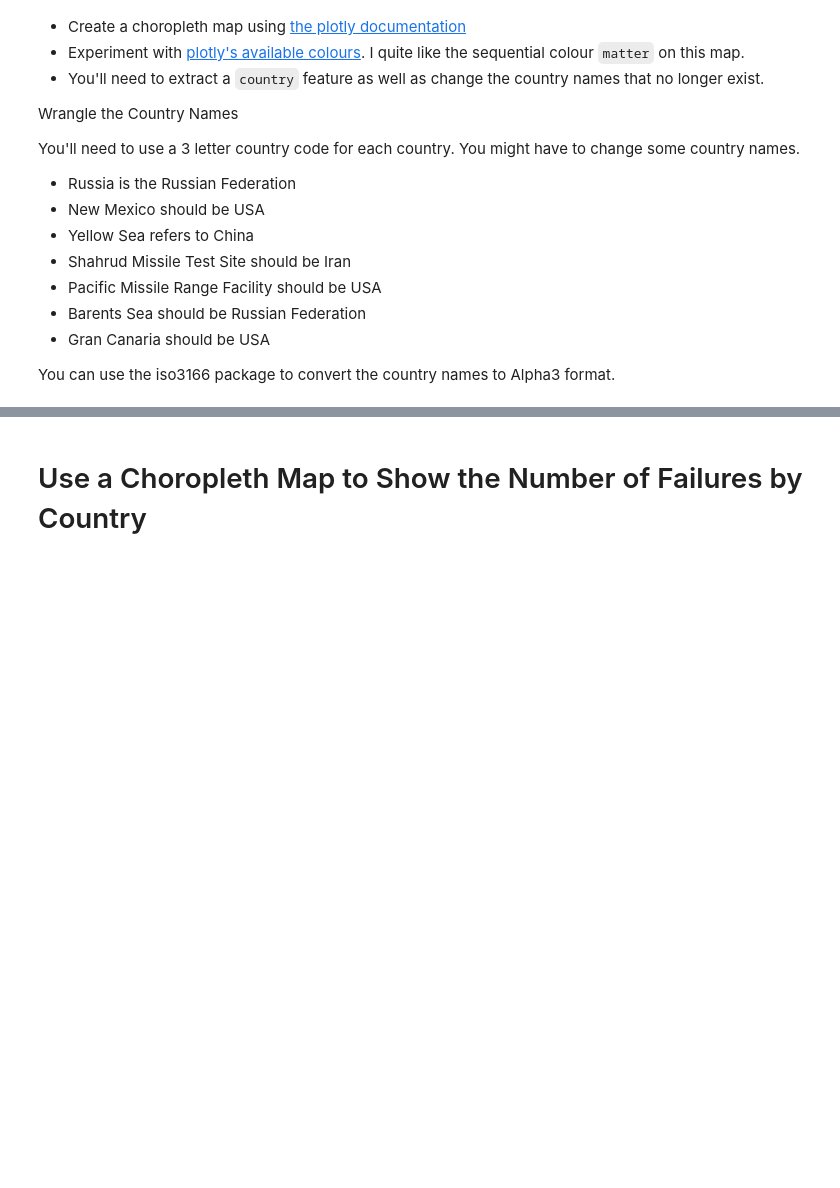
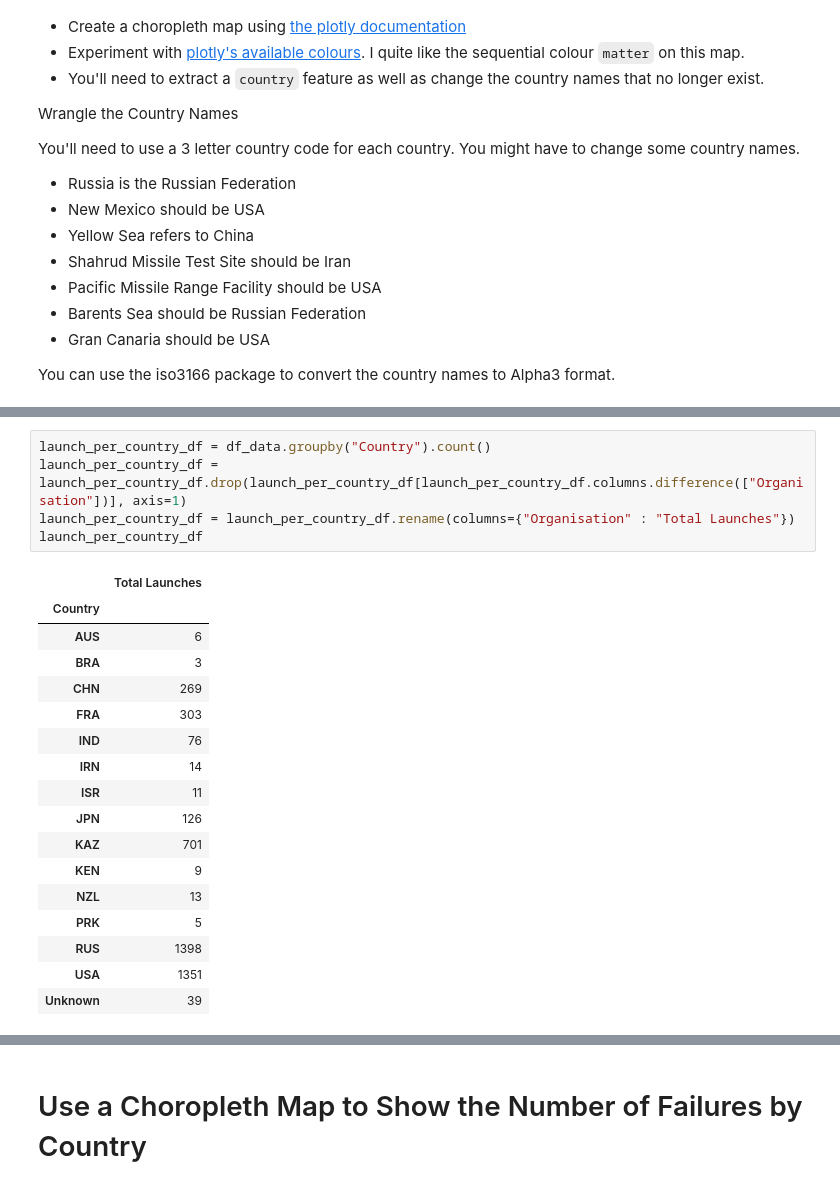
Before and after one commit to Tanguy9862/Python-Project, a Jupyter notebook: 01. Data Science/00. Space Race/Space_Missions_Analysis_(start).ipynb, the cells around one changed output, grey strips where cells are left out. Cells and saved outputs as stored; diff of their text form; blank space fills up the shorter version.

```diff
--- a/01. Data Science/00. Space Race/Space_Missions_Analysis_(start).ipynb
+++ b/01. Data Science/00. Space Race/Space_Missions_Analysis_(start).ipynb
@@ -269,0 +318,23 @@ df_data['Country'] = df_data['Location'].str.split(" ").str[-1]
+# %%
+launch_per_country_df = df_data.groupby("Country").count()
+launch_per_country_df = launch_per_country_df.drop(launch_per_country_df[launch_per_country_df.columns.difference(["Organisation"])], axis=1)
+launch_per_country_df = launch_per_country_df.rename(columns={"Organisation" : "Total Launches"})
+launch_per_country_df
+# %% [output]
+|  | Total Launches |
+| Country |  |
+| AUS | 6 |
+| BRA | 3 |
+| CHN | 269 |
+| FRA | 303 |
+| IND | 76 |
+| IRN | 14 |
+| ISR | 11 |
+| JPN | 126 |
+| KAZ | 701 |
+| KEN | 9 |
+| NZL | 13 |
+| PRK | 5 |
+| RUS | 1398 |
+| USA | 1351 |
+| Unknown | 39 |
```
Also changed, not shown: parts of 16 cells of this notebook.
